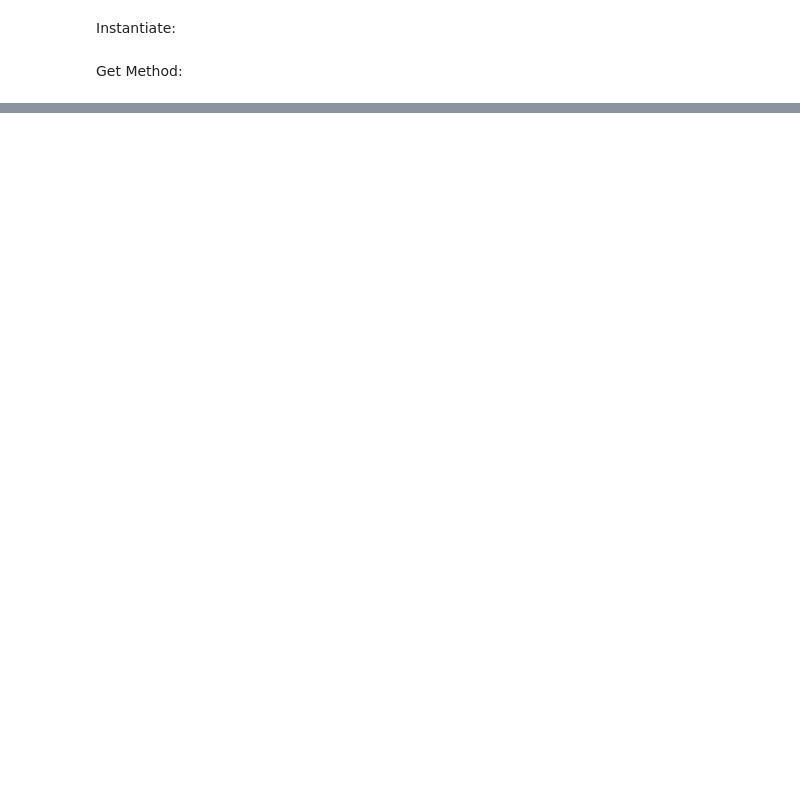
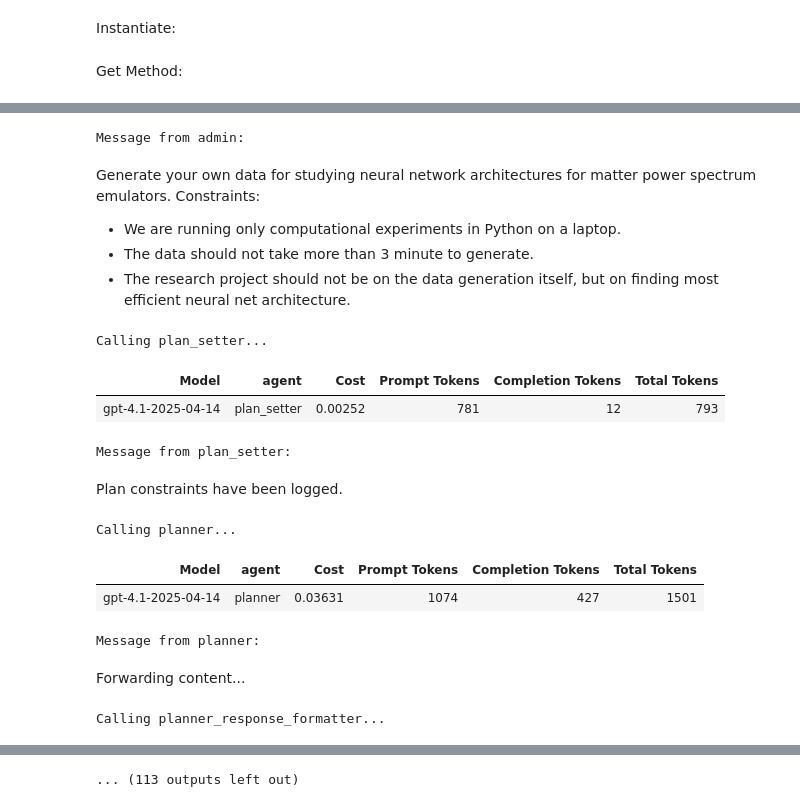
Before and after one commit to jakobtfaber/Denario, a Jupyter notebook: notebooks/astropilot_get_method.ipynb, the cells around one changed output, grey strips where cells are left out. Drawn from its saved outputs; the diff is of its cells as text; code cells hidden in the pictures; blank space fills up the shorter version.

```diff
--- a/notebooks/astropilot_get_method.ipynb
+++ b/notebooks/astropilot_get_method.ipynb
@@ -27,0 +31,22 @@ Wall time: 7min 54s
+# %%
+astro_pilot.get_method()
+# %% [output]
+Message from admin:
+
+Generate your own data for studying neural network architectures for matter power spectrum emulators.
+Constraints:
+- We are running only computational experiments in Python on a laptop.
+- The data should not take more than 3 minute to generate.
+- The research project should not be on the data generation itself, but on finding most efficient neural net architecture.
+Calling plan_setter...
+| Model | agent | Cost | Prompt Tokens | Completion Tokens | Total Tokens |
+| gpt-4.1-2025-04-14 | plan_setter | 0.00252 | 781 | 12 | 793 |
+Message from plan_setter:
+Plan constraints have been logged.
+Calling planner...
+| Model | agent | Cost | Prompt Tokens | Completion Tokens | Total Tokens |
+| gpt-4.1-2025-04-14 | planner | 0.03631 | 1074 | 427 | 1501 |
+Message from planner:
+
+Forwarding content...
+Calling planner_response_formatter...
@@ -28 +55,2 @@ Wall time: 7min 54s
+... (113 outputs left out)
 # %%
```
Also changed, not shown: parts of 5 cells of this notebook, 18 other files.
